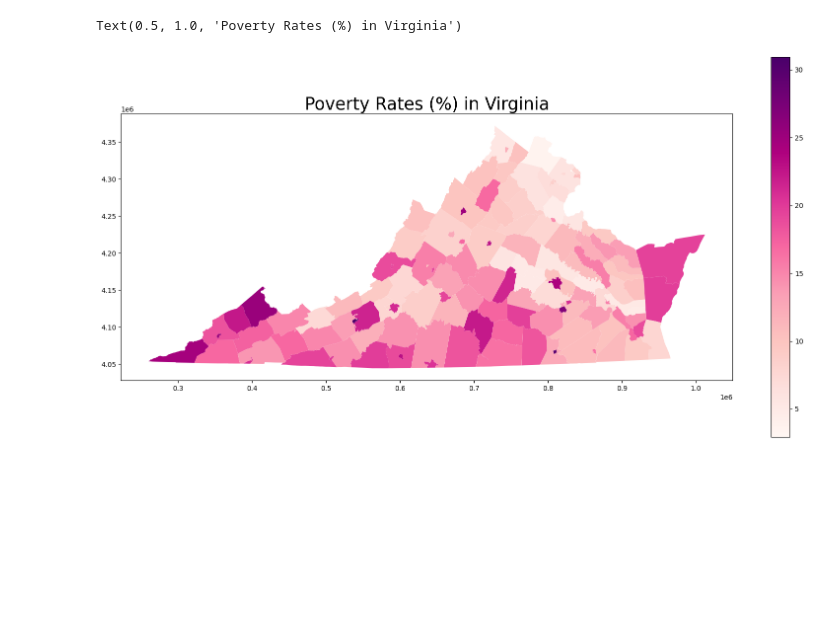
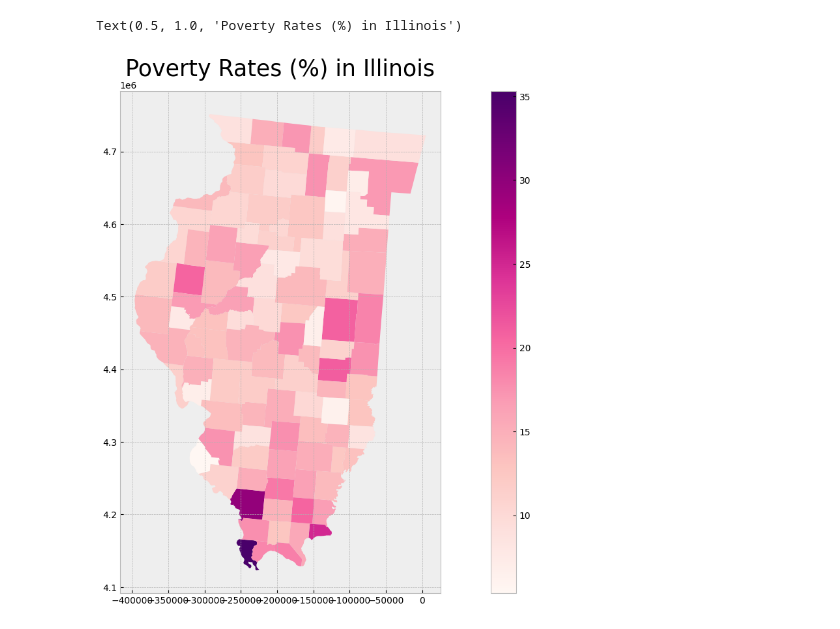
Before and after one commit to avasdowney/predictive_policing_thesis, a Jupyter notebook: preprocess/census.ipynb, the cells around one changed output. Saved outputs shown, nothing was run; the diff lists cells and outputs as text; code cells hidden in the pictures; blank space fills up the shorter version.

Commit message:
looked at poverty in IL

```diff
--- a/preprocess/census.ipynb
+++ b/preprocess/census.ipynb
@@ -113,9 +122,9 @@ dtype: object
 # %%
 # Join the attributes of the dataframes together
 # Source: https://geopandas.org/docs/user_guide/mergingdata.html
-va_merge = va_tract.merge(va_df, on = "GEOID")
+il_merge = il_tract.merge(il_df, on = "GEOID")
 
 # Show result
-print(va_merge.head(2))
-print('Shape: ', va_merge.shape)
+print(il_merge.head(2))
+print('Shape: ', il_merge.shape)
 # %% [output]
@@ -142,9 +148,9 @@ Shape:  (1907, 18)
 # %%
 # Create new dataframe from select columns
-va_poverty_tract = va_merge[["STATEFP", "COUNTYFP", "TRACTCE", "GEOID", "geometry", "C17002_001E", "C17002_002E", "C17002_003E", "B01003_001E"]]
+il_poverty_tract = il_merge[["STATEFP", "COUNTYFP", "TRACTCE", "GEOID", "geometry", "C17002_001E", "C17002_002E", "C17002_003E", "B01003_001E"]]
 
 # Show dataframe
-print(va_poverty_tract.head(2))
-print('Shape: ', va_poverty_tract.shape)
+print(il_poverty_tract.head(2))
+print('Shape: ', il_poverty_tract.shape)
 # %% [output]
   STATEFP COUNTYFP TRACTCE        GEOID  \
@@ -162,11 +168,11 @@ Shape:  (1907, 9)
 # %%
 # Dissolve and group the census tracts within each county and aggregate all the values together
 # Source: https://geopandas.org/docs/user_guide/aggregation_with_dissolve.html
-va_poverty_county = va_poverty_tract.dissolve(by = 'COUNTYFP', aggfunc = 'sum')
+il_poverty_county = il_poverty_tract.dissolve(by = 'COUNTYFP', aggfunc = 'sum')
 
 # Show dataframe
-print(va_poverty_county.head(2))
-print('Shape: ', va_poverty_county.shape)
+print(il_poverty_county.head(2))
+print('Shape: ', il_poverty_county.shape)
 # %% [output]
                                                    geometry  C17002_001E  \
 COUNTYFP
@@ -181,9 +187,9 @@ Shape:  (133, 5)
 # %%
 # Get poverty rate and store values in new column
-va_poverty_county["Poverty_Rate"] = (va_poverty_county["C17002_002E"] + va_poverty_county["C17002_003E"]) / va_poverty_county["B01003_001E"] * 100
+il_poverty_county["Poverty_Rate"] = (il_poverty_county["C17002_002E"] + il_poverty_county["C17002_003E"]) / il_poverty_county["B01003_001E"] * 100
 
 # Show dataframe
-va_poverty_county.head(2)
+il_poverty_county.head(2)
 # %% [output]
 |  | geometry | C17002_001E | C17002_002E | C17002_003E | B01003_001E | Poverty_Rate |
 | COUNTYFP |  |  |  |  |  |  |
@@ -192,19 +198,19 @@ va_poverty_county.head(2)
 # %%
 # Create subplots
 fig, ax = plt.subplots(1, 1, figsize = (20, 10))
 
 # Plot data
 # Source: https://geopandas.readthedocs.io/en/latest/docs/user_guide/mapping.html
-va_poverty_county.plot(column = "Poverty_Rate",
+il_poverty_county.plot(column = "Poverty_Rate",
                        ax = ax,
                        cmap = "RdPu",
                        legend = True)
 
 # Stylize plots
 plt.style.use('bmh')
 
 # Set title
-ax.set_title('Poverty Rates (%) in Virginia', fontdict = {'fontsize': '25', 'fontweight' : '3'})
+ax.set_title('Poverty Rates (%) in Illinois', fontdict = {'fontsize': '25', 'fontweight' : '3'})
 # %% [output]
-Text(0.5, 1.0, 'Poverty Rates (%) in Virginia')
+Text(0.5, 1.0, 'Poverty Rates (%) in Illinois')
-[figure, old version]
+[figure, new version]
```
Also changed, not shown: parts of 11 cells of this notebook.
